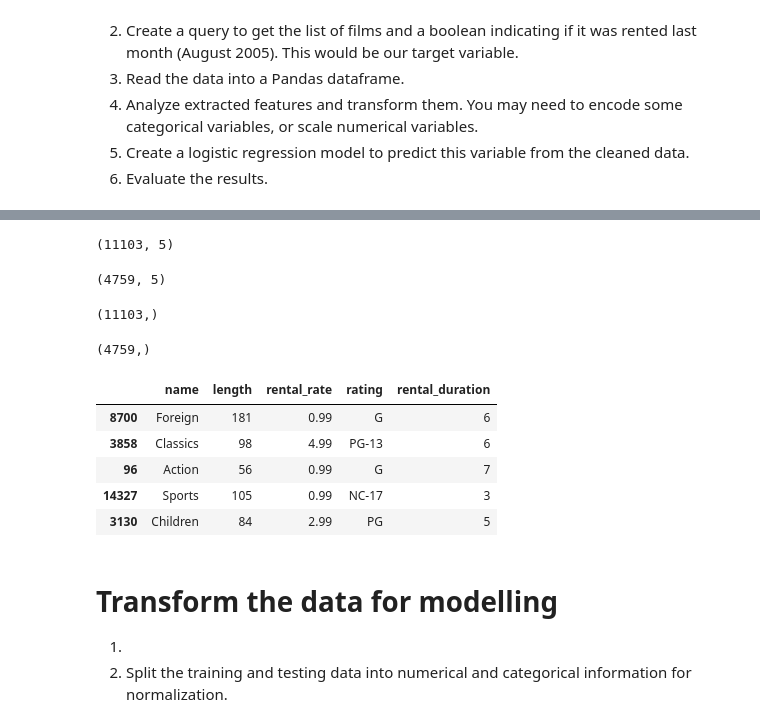
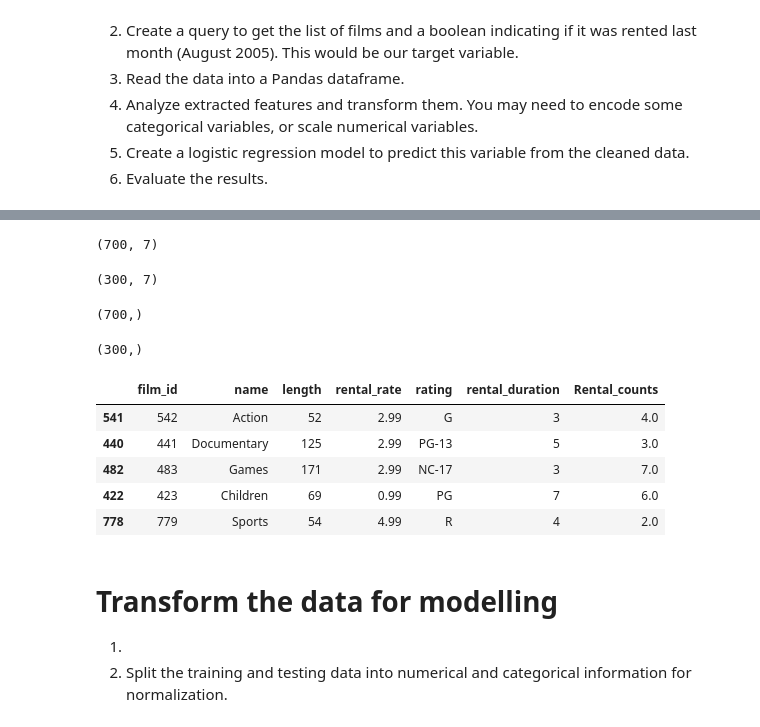
Before and after one commit to CallmeIshmaelH/lab-predictions-logistic-regression, a Jupyter notebook: Lab_3.07_predictions_logistic_regression.ipynb, the cells around one changed output, grey strips where cells are left out. Drawn from its saved outputs; the diff is of its cells as text; code cells hidden in the pictures.

```diff
--- a/Lab_3.07_predictions_logistic_regression.ipynb
+++ b/Lab_3.07_predictions_logistic_regression.ipynb
@@ -54,0 +49,12 @@ rentals.shape
+# %%
+# Compare rentals to target dataframe based on non-similar movie ids.
+rented_Aug =  August_rentals['title'].tolist()
+rented_Aug
+full_film_list = rentals['title'].tolist()
+full_film_list
+not_rented = pd.DataFrame([x for x in full_film_list if x not in rented_Aug],columns = ['title'])
+not_rented['August_rental'] = 0
+full_ids =rentals['film_id'].tolist()
+rented_ids =August_rentals['film_id'].tolist()
+not_rented['film_id'] =pd.DataFrame([x for x in full_ids if x not in rented_ids],columns = ['title'])
+not_rented
@@ -54,0 +79,5 @@ rentals.shape
+# %%
+# Add the films not rented in August to the target set.
+y = pd.concat([August_rentals,not_rented],axis = 0)
+y.fillna(0, inplace= True)
+y
@@ -55,7 +98,10 @@ rentals.shape
 # %%
 # View the target data set.
-August_rentals.shape
+y.shape
 #August_rentals.dtypes
 #August_rentals.isna().sum()
-August_rentals.head()
+y.rename(columns = {'August rental':'Rental_counts'}, inplace = True)
+y.sort_values(by = 'film_id', inplace = True)
+y.reset_index(drop = True,inplace = True)
+y
 # %% [output]
@@ -68,4 +121,7 @@ August_rentals.head()
 # %%
 # Review statistical information about the predictors
 rentals.describe(include = 'all', datetime_is_numeric= True)
+X = pd.concat([rentals,y], axis = 1).reset_index()
+X.drop(['index'],axis = 1, inplace = True)
+X
 # %% [output]
@@ -106,34 +141,32 @@ array([ 9,  4,  6,  3,  7,  5, 11,  8,  2, 12, 10,  1, 13, 14, 15, 16],
 # %%
 # split data into training and testing sets.
 from sklearn.model_selection import train_test_split
 
 # Remove non-essential columns from the training datasets.
-# 'rental_id' offers no information beyond the index of the rental.
-# 'rental_date' may show direct correlation with the target, which might affect the model's out of sample performance.
 # 'title' has too many unique values to be useful as a categorical predictor.
 # 'release_year' shows no variation across the distribution.
-# 'Month' is directly correlated with the target.
-X = rentals.drop(['rental_id','film_id', 'rental_date', 'title','release_year', 'Month'],axis = 1)
-y = August_rentals['August_rental']
+# 'August Rental' is directly correlated with the target.
+X = X.drop(['title','release_year','August Rental','August_rental'],axis = 1)
+y = y['August_rental']
 
 X_train, X_test, y_train, y_test = train_test_split(X,y, test_size = 0.3, random_state = 42)
 # Review split data.
 display(X_train.shape)
 display(X_test.shape)
 display(y_train.shape)
 display(y_test.shape)
 X_train.head()
 # %% [output]
-(11103, 5)
+(700, 7)
-(4759, 5)
+(300, 7)
-(11103,)
+(700,)
-(4759,)
+(300,)
-|  | name | length | rental_rate | rating | rental_duration |
-| 8700 | Foreign | 181 | 0.99 | G | 6 |
-| 3858 | Classics | 98 | 4.99 | PG-13 | 6 |
-| 96 | Action | 56 | 0.99 | G | 7 |
-| 14327 | Sports | 105 | 0.99 | NC-17 | 3 |
-| 3130 | Children | 84 | 2.99 | PG | 5 |
+|  | film_id | name | length | rental_rate | rating | rental_duration | Rental_counts |
+| 541 | 542 | Action | 52 | 2.99 | G | 3 | 4.0 |
+| 440 | 441 | Documentary | 125 | 2.99 | PG-13 | 5 | 3.0 |
+| 482 | 483 | Games | 171 | 2.99 | NC-17 | 3 | 7.0 |
+| 422 | 423 | Children | 69 | 0.99 | PG | 7 | 6.0 |
+| 778 | 779 | Sports | 54 | 4.99 | R | 4 | 2.0 |
 # %% [markdown]
 # Transform the data for modelling
 1.
```
Also changed, not shown: parts of 16 cells of this notebook.
